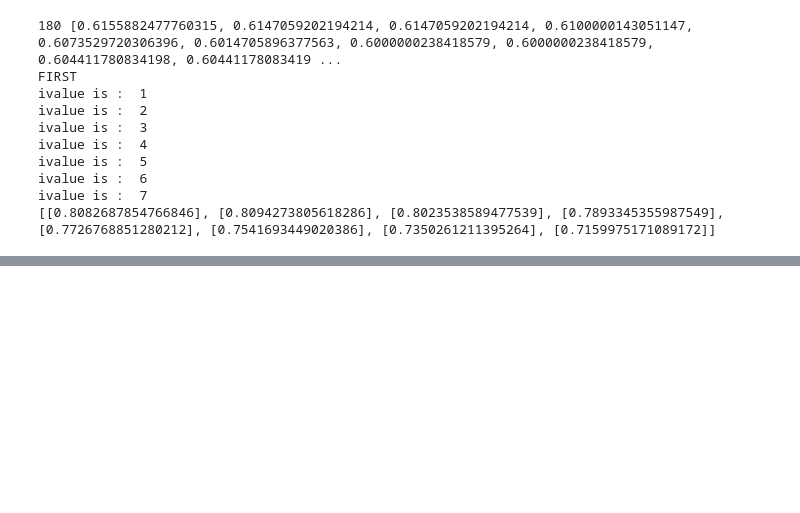
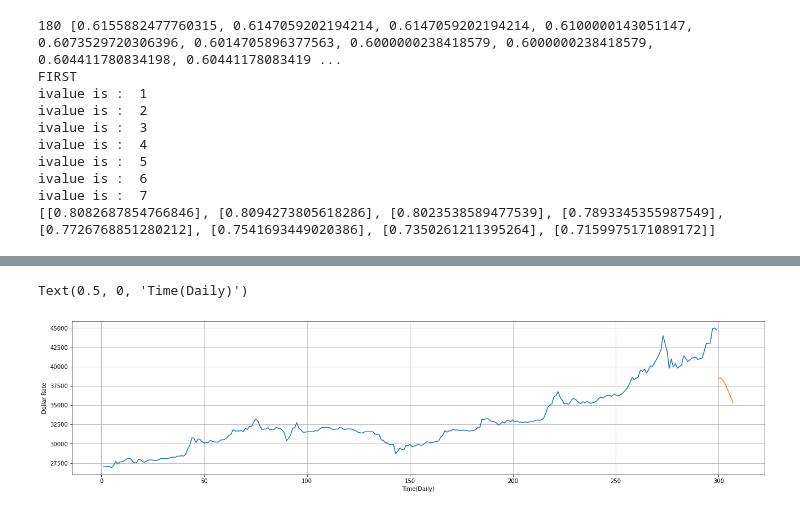
Before and after one commit to bahereh/Data_Science_Personal_Projects, a Jupyter notebook: LSTM.ipynb, the cells around one changed output, grey strips where cells are left out. Cells and saved outputs as stored; diff of their text form; code cells hidden in the pictures; blank space fills up the shorter version.

Commit message:
LSTM_withFinalFigure
adding the final figure

```diff
--- a/LSTM.ipynb
+++ b/LSTM.ipynb
@@ -167,7 +167,7 @@ Trainable params: 73,021
 Non-trainable params: 0
 _________________________________________________________________
 # %%
-model.fit(trainX, trainY, epochs=2, batch_size=1, verbose=2)
+model.fit(trainX, trainY, epochs=100, batch_size=1, verbose=2)
 model.save('my_model.h5')    # Save the structure and the weights all together
 # %% [output]
 Epoch 1/2
@@ -270,0 +296,15 @@ ivalue is :  7
+# %%
+day_new=np.arange(1,300)
+day_pred=np.arange(300,300+duration+1)
+# %%
+import matplotlib.pyplot as plt
+
+plt.figure(figsize=(22, 5))
+plt.plot(day_new,scaler.inverse_transform(dataset[len(dataset)-300+1:]))
+plt.plot(day_pred,scaler.inverse_transform(lst_output))
+plt.grid()
+plt.ylabel('Dollar Rate')
+plt.xlabel('Time(Daily)')
+# %% [output]
+Text(0.5, 0, 'Time(Daily)')
+[figure, added]
```
Also changed, not shown: parts of 3 cells of this notebook.
